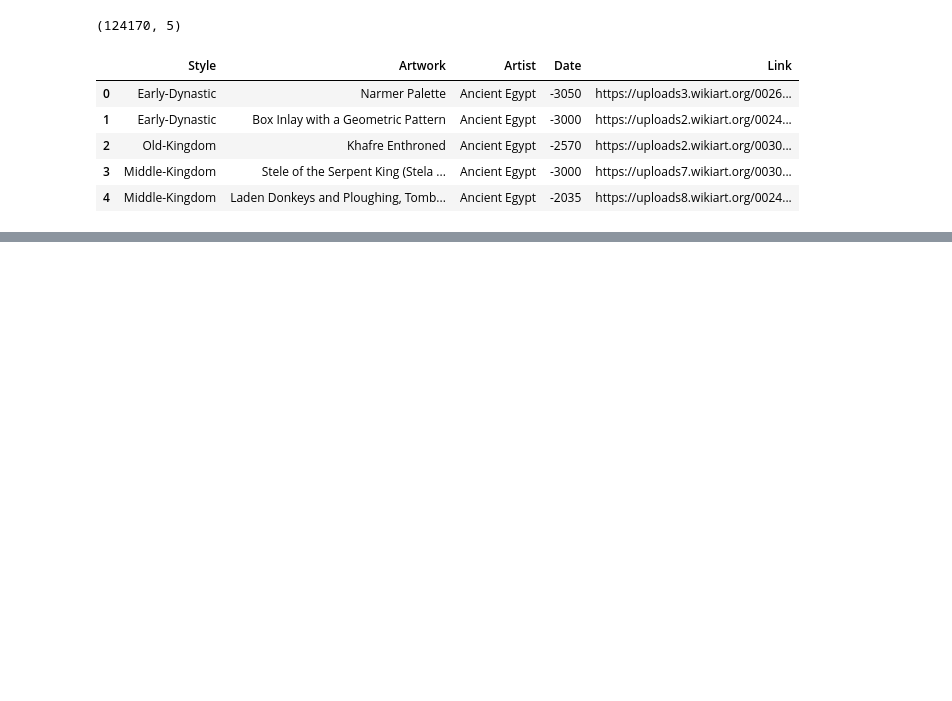
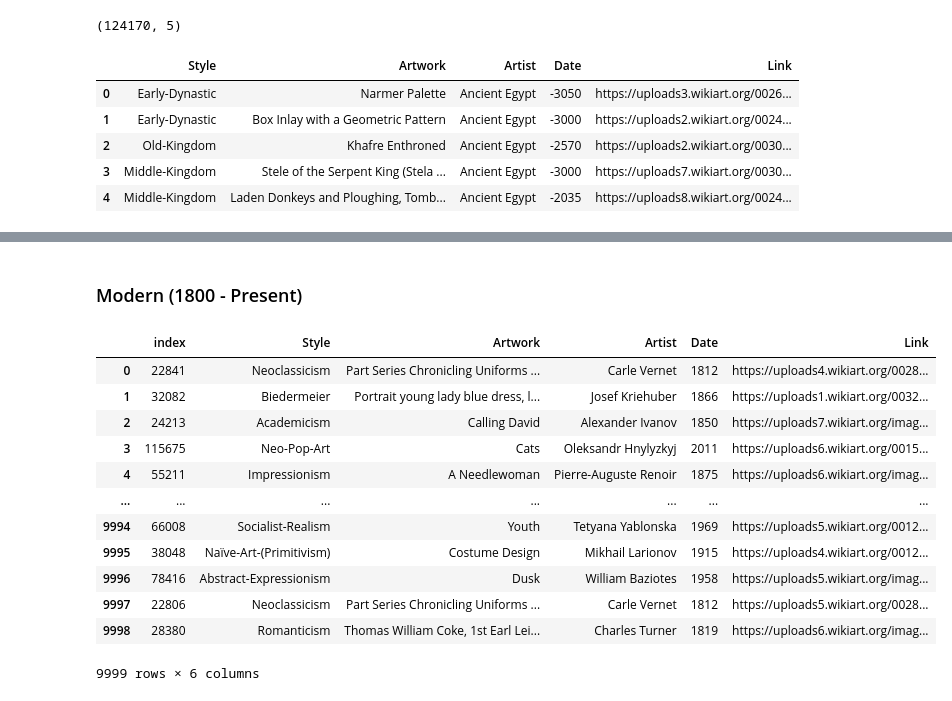
Before and after one commit to annielouu/artwork_evolution_analysis, a Jupyter notebook: wikiart_NLP.ipynb, the cells around one changed output, grey strips where cells are left out. Saved outputs shown, nothing was run; the diff lists cells and outputs as text; code cells hidden in the pictures; blank space fills up the shorter version.

```diff
--- a/wikiart_NLP.ipynb
+++ b/wikiart_NLP.ipynb
@@ -121,0 +311,24 @@ Error:
+# %% [markdown]
+### Modern (1800 - Present)
+# %%
+wikiart_mo = wikiart[(wikiart['Date'] >= 1800) & (wikiart['Date'] <= 2023)]
+wikiart_mo.reset_index(inplace=True)
+wikiart_mo['Artwork'] = wikiart_mo['Artwork'].apply(remove_stop_words)
+wikiart_mo_sample = wikiart_mo.sample(10000) # Sampling because large number artworks in modern era
+wikiart_mo_sample = wikiart_mo_sample[wikiart_mo_sample['Artwork'].notna()]
+wikiart_mo_sample.reset_index(drop=True, inplace=True)
+wikiart_mo_sample
+# %% [output]
+|  | index | Style | Artwork | Artist | Date | Link |
+| 0 | 22841 | Neoclassicism | Part Series Chronicling Uniforms ... | Carle Vernet | 1812 | https://uploads4.wikiart.org/0028... |
+| 1 | 32082 | Biedermeier | Portrait young lady blue dress, l... | Josef Kriehuber | 1866 | https://uploads1.wikiart.org/0032... |
+| 2 | 24213 | Academicism | Calling David | Alexander Ivanov | 1850 | https://uploads7.wikiart.org/imag... |
+| 3 | 115675 | Neo-Pop-Art | Cats | Oleksandr Hnylyzkyj | 2011 | https://uploads6.wikiart.org/0015... |
+| 4 | 55211 | Impressionism | A Needlewoman | Pierre-Auguste Renoir | 1875 | https://uploads6.wikiart.org/imag... |
+| ... | ... | ... | ... | ... | ... | ... |
+| 9994 | 66008 | Socialist-Realism | Youth | Tetyana Yablonska | 1969 | https://uploads5.wikiart.org/0012... |
+| 9995 | 38048 | Naïve-Art-(Primitivism) | Costume Design | Mikhail Larionov | 1915 | https://uploads4.wikiart.org/0012... |
+| 9996 | 78416 | Abstract-Expressionism | Dusk | William Baziotes | 1958 | https://uploads5.wikiart.org/imag... |
+| 9997 | 22806 | Neoclassicism | Part Series Chronicling Uniforms ... | Carle Vernet | 1812 | https://uploads5.wikiart.org/0028... |
+| 9998 | 28380 | Romanticism | Thomas William Coke, 1st Earl Lei... | Charles Turner | 1819 | https://uploads6.wikiart.org/imag... |
+9999 rows × 6 columns
```
Also changed, not shown: parts of 43 cells of this notebook, 1 other file.
